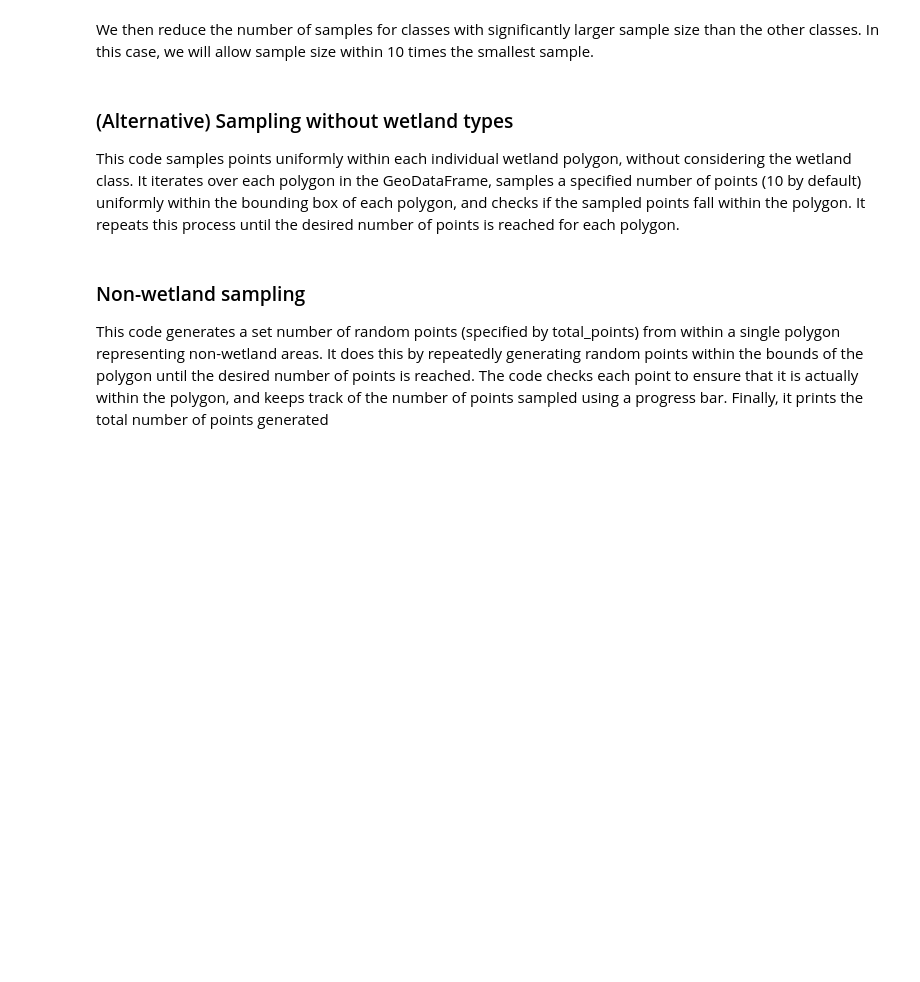
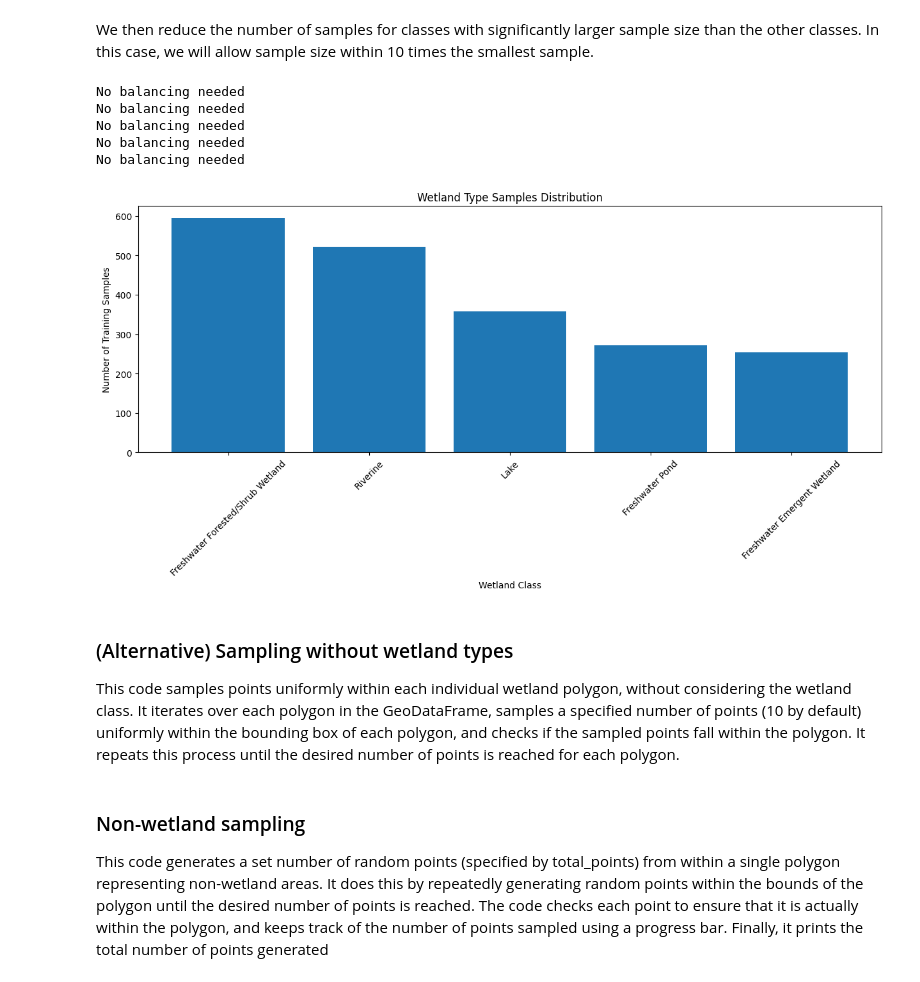
Before and after one commit to teal-waters/deafrica-wetland, a Jupyter notebook: Workflow-notebooks/01_Training_data_preparation.ipynb, the cells around one changed output. Saved outputs shown, nothing was run; the diff lists cells and outputs as text; code cells hidden in the pictures; blank space fills up the shorter version.

```diff
--- a/Workflow-notebooks/01_Training_data_preparation.ipynb
+++ b/Workflow-notebooks/01_Training_data_preparation.ipynb
@@ -229,38 +274,46 @@ We then reduce the number of samples for classes with significantly larger sampl
 # %%
 min_count = class_counts.min()
 for class_name in class_counts.index:
     class_count = class_counts[class_name]
     if class_count > 10 * min_count:
         n_samples_dropped = class_count - 10 * min_count
         if n_samples_dropped > class_count:
             n_samples_dropped = class_count
         if n_samples_dropped >= class_count:
-            print('No balancing needed for {}'.format(class_name))
+            print("No balancing needed for {}".format(class_name))
         else:
-            print('Dropping {} of {} samples'.format(n_samples_dropped,
-                                                     class_name))
-            wetland_samples_gdf.drop(wetland_samples_gdf[
-                wetland_samples_gdf["class_name"] == class_name].sample(
-                    n=n_samples_dropped, replace=False).index,
-                                      axis=0,
-                                      inplace=True)
+            print("Dropping {} of {} samples".format(n_samples_dropped, class_name))
+            wetland_samples_gdf.drop(
+                wetland_samples_gdf[wetland_samples_gdf["class_name"] == class_name]
+                .sample(n=n_samples_dropped, replace=False)
+                .index,
+                axis=0,
+                inplace=True,
+            )
     else:
-        print('No balancing needed')
+        print("No balancing needed")
 
 # Update class_counts after balancing
 class_counts = wetland_samples_gdf["class_name"].value_counts()
 
 # Get class names
 class_legends = [class_name for class_name in class_counts.index]
 
 # Plot training samples distribution
 plt.figure(figsize=(15, 5))
 plt.bar(class_legends, class_counts.values)
-plt.xlabel('Wetland Class')
-plt.ylabel('Number of Training Samples')
-plt.title('Wetland Type Samples Distribution')
+plt.xlabel("Wetland Class")
+plt.ylabel("Number of Training Samples")
+plt.title("Wetland Type Samples Distribution")
 plt.xticks(rotation=45)
 plt.show()
+# %% [output]
+No balancing needed
+No balancing needed
+No balancing needed
+No balancing needed
+No balancing needed
+[figure, added]
 # %% [markdown]
 ### (Alternative) Sampling without wetland types
 This code samples points uniformly within each individual wetland polygon, without considering the wetland class. It iterates over each polygon in the GeoDataFrame, samples a specified number of points (10 by default) uniformly within the bounding box of each polygon, and checks if the sampled points fall within the polygon. It repeats this process until the desired number of points is reached for each polygon.
```
Also changed, not shown: parts of 13 cells of this notebook, 4 other files.
